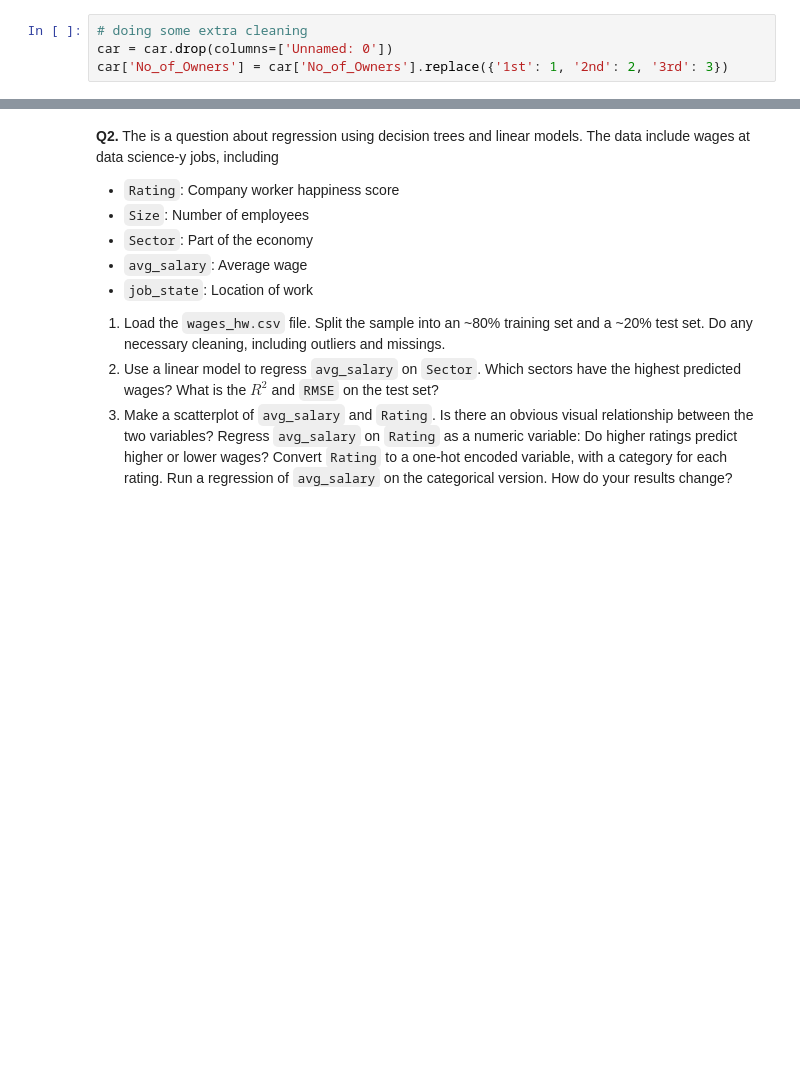
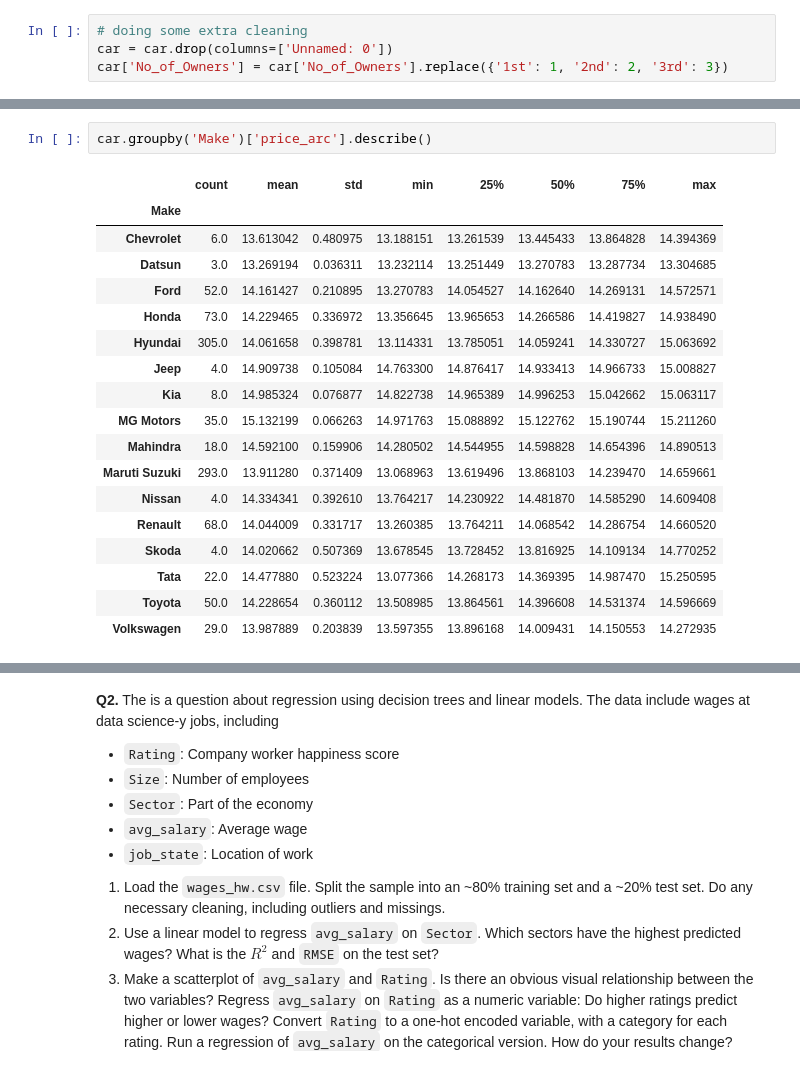
Before and after one commit to elaine-zhang12/assignment4, a Jupyter notebook: assignment4.ipynb, the cells around one changed output, grey strips where cells are left out. Saved outputs shown, nothing was run; the diff lists cells and outputs as text; blank space fills up the shorter version.

```diff
--- a/assignment4.ipynb
+++ b/assignment4.ipynb
@@ -82,0 +98,21 @@ car['No_of_Owners'] = car['No_of_Owners'].replace({'1st': 1, '2nd': 2, '3rd': 3}
+# %%
+car.groupby('Make')['price_arc'].describe()
+# %% [output]
+|  | count | mean | std | min | 25% | 50% | 75% | max |
+| Make |  |  |  |  |  |  |  |  |
+| Chevrolet | 6.0 | 13.613042 | 0.480975 | 13.188151 | 13.261539 | 13.445433 | 13.864828 | 14.394369 |
+| Datsun | 3.0 | 13.269194 | 0.036311 | 13.232114 | 13.251449 | 13.270783 | 13.287734 | 13.304685 |
+| Ford | 52.0 | 14.161427 | 0.210895 | 13.270783 | 14.054527 | 14.162640 | 14.269131 | 14.572571 |
+| Honda | 73.0 | 14.229465 | 0.336972 | 13.356645 | 13.965653 | 14.266586 | 14.419827 | 14.938490 |
+| Hyundai | 305.0 | 14.061658 | 0.398781 | 13.114331 | 13.785051 | 14.059241 | 14.330727 | 15.063692 |
+| Jeep | 4.0 | 14.909738 | 0.105084 | 14.763300 | 14.876417 | 14.933413 | 14.966733 | 15.008827 |
+| Kia | 8.0 | 14.985324 | 0.076877 | 14.822738 | 14.965389 | 14.996253 | 15.042662 | 15.063117 |
+| MG Motors | 35.0 | 15.132199 | 0.066263 | 14.971763 | 15.088892 | 15.122762 | 15.190744 | 15.211260 |
+| Mahindra | 18.0 | 14.592100 | 0.159906 | 14.280502 | 14.544955 | 14.598828 | 14.654396 | 14.890513 |
+| Maruti Suzuki | 293.0 | 13.911280 | 0.371409 | 13.068963 | 13.619496 | 13.868103 | 14.239470 | 14.659661 |
+| Nissan | 4.0 | 14.334341 | 0.392610 | 13.764217 | 14.230922 | 14.481870 | 14.585290 | 14.609408 |
+| Renault | 68.0 | 14.044009 | 0.331717 | 13.260385 | 13.764211 | 14.068542 | 14.286754 | 14.660520 |
+| Skoda | 4.0 | 14.020662 | 0.507369 | 13.678545 | 13.728452 | 13.816925 | 14.109134 | 14.770252 |
+| Tata | 22.0 | 14.477880 | 0.523224 | 13.077366 | 14.268173 | 14.369395 | 14.987470 | 15.250595 |
+| Toyota | 50.0 | 14.228654 | 0.360112 | 13.508985 | 13.864561 | 14.396608 | 14.531374 | 14.596669 |
+| Volkswagen | 29.0 | 13.987889 | 0.203839 | 13.597355 | 13.896168 | 14.009431 | 14.150553 | 14.272935 |
```
Also changed, not shown: parts of 11 cells of this notebook.
